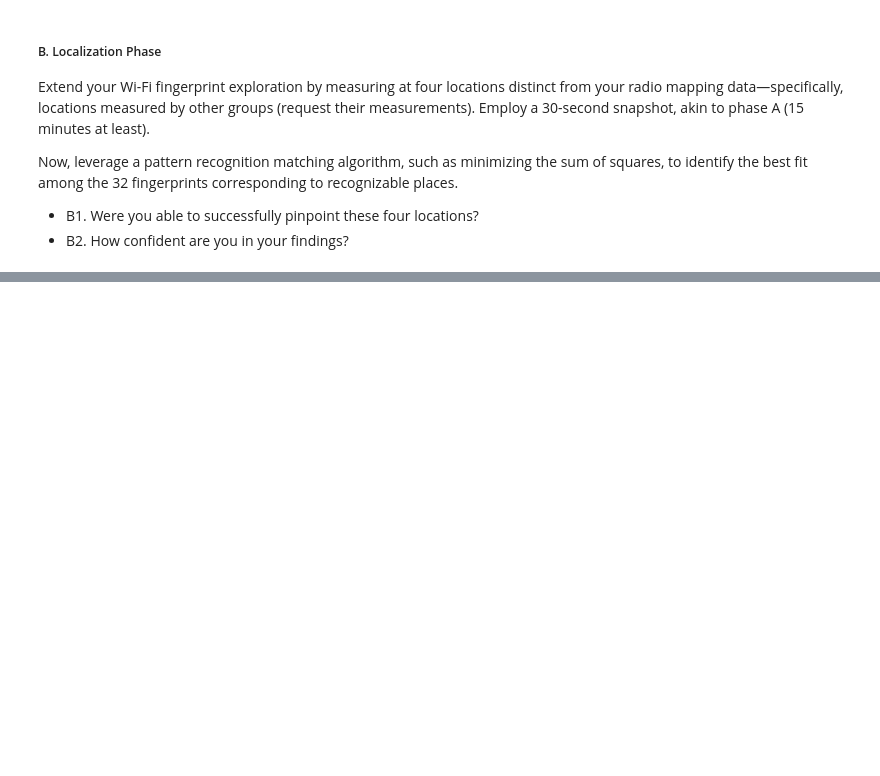
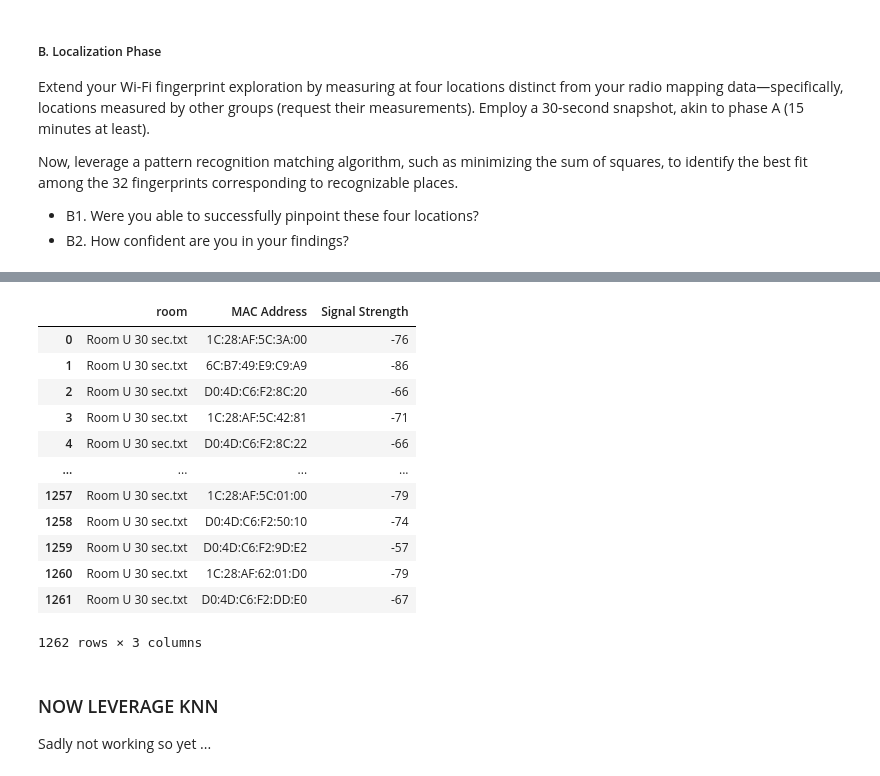
Before and after one commit to Nelis5174473/Wi-Fi-Fingerprinting-GEO1003, a Jupyter notebook: Analysis.ipynb, the cells around one changed output, grey strips where cells are left out. Cells and saved outputs as stored; diff of their text form; code cells hidden in the pictures; blank space fills up the shorter version.

```diff
--- a/Analysis.ipynb
+++ b/Analysis.ipynb
@@ -387,0 +405,38 @@ identify the best fit among the 32 fingerprints corresponding to recognizable pl
+# %%
+# load the files within folder /data/fingerprints into a list
+snapshot_path = os.getcwd() + '/data/snapshots'
+snapshot_files = os.listdir(snapshot_path)
+
+# load the files into a list of dataframes
+snapshot_dict = {}
+
+for file in snapshot_files:
+    try:
+        snapshot_dict[file] = pd.read_csv(snapshot_path + '/' + file, sep='\t', header=0)
+        snapshot_dict[file].rename(columns={snapshot_dict[file].columns[0]: "timestamp"}, inplace=True)
+        snapshot_dict[file].insert(0, 'room', file)
+        snapshot_dict[file] = snapshot_dict[file][['room', 'MAC Address', 'Signal Strength']]
+
+    except Exception as e:
+        print(f"error reading file {file}: {e}")
+        continue
+# %%
+snapshot_dict['Room U 30 sec.txt']
+# %% [output]
+|  | room | MAC Address | Signal Strength |
+| 0 | Room U 30 sec.txt | 1C:28:AF:5C:3A:00 | -76 |
+| 1 | Room U 30 sec.txt | 6C:B7:49:E9:C9:A9 | -86 |
+| 2 | Room U 30 sec.txt | D0:4D:C6:F2:8C:20 | -66 |
+| 3 | Room U 30 sec.txt | 1C:28:AF:5C:42:81 | -71 |
+| 4 | Room U 30 sec.txt | D0:4D:C6:F2:8C:22 | -66 |
+| ... | ... | ... | ... |
+| 1257 | Room U 30 sec.txt | 1C:28:AF:5C:01:00 | -79 |
+| 1258 | Room U 30 sec.txt | D0:4D:C6:F2:50:10 | -74 |
+| 1259 | Room U 30 sec.txt | D0:4D:C6:F2:9D:E2 | -57 |
+| 1260 | Room U 30 sec.txt | 1C:28:AF:62:01:D0 | -79 |
+| 1261 | Room U 30 sec.txt | D0:4D:C6:F2:DD:E0 | -67 |
+1262 rows × 3 columns
+# %% [markdown]
+### NOW LEVERAGE KNN
+
+Sadly not working so yet ...
```
Also changed, not shown: parts of 4 cells of this notebook.
